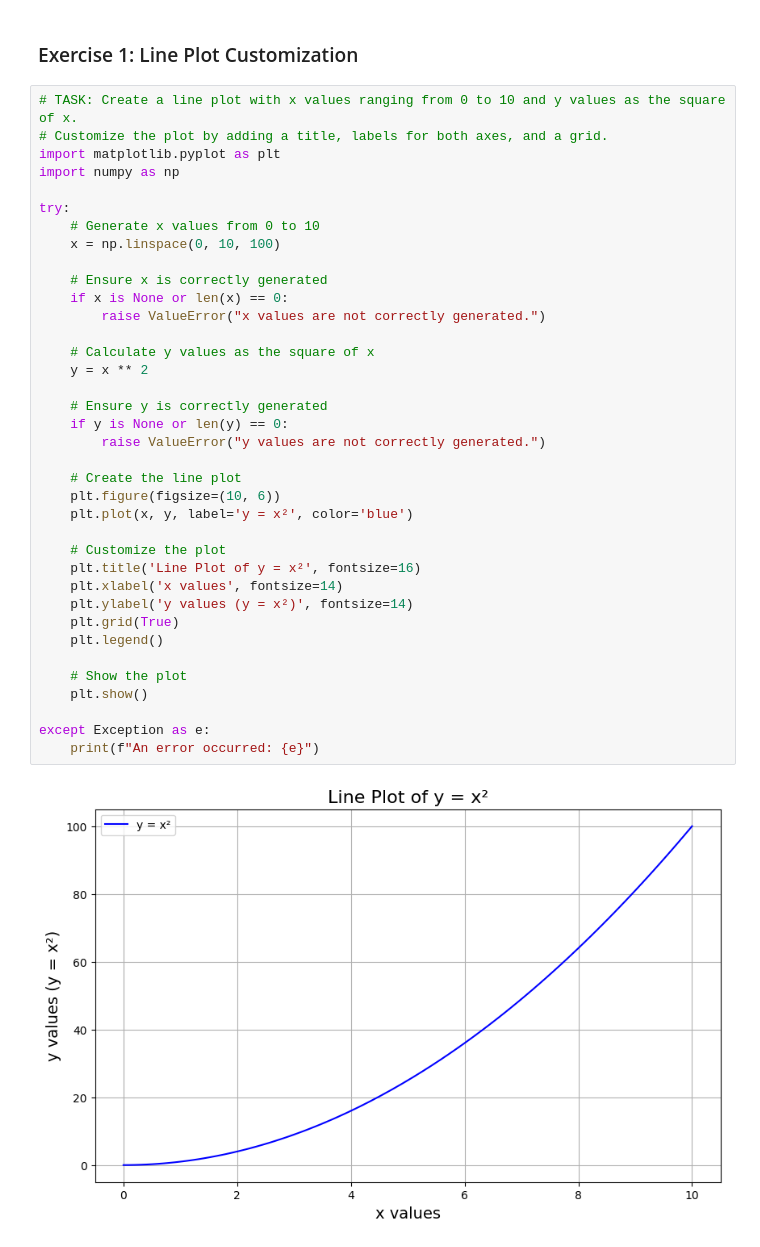
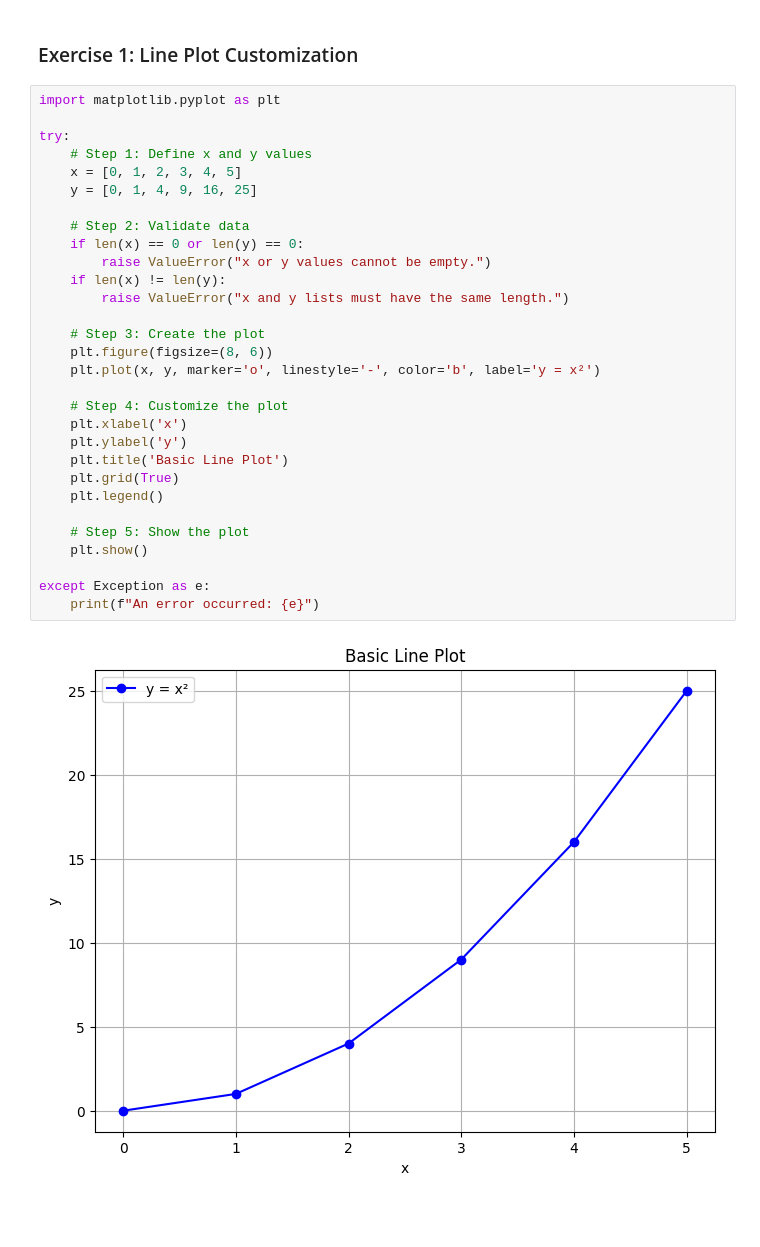
Before and after one commit to Vishnun2307/python-jupyter-template, a Jupyter notebook: src/1-line-plot.ipynb, the cells around one changed output. Drawn from its saved outputs; the diff is of its cells as text; blank space fills up the shorter version.

Commit message:
Updated exercise files with proper error handling

```diff
--- a/src/1-line-plot.ipynb
+++ b/src/1-line-plot.ipynb
@@ -1,41 +1,34 @@
 # %% [markdown]
 ### Exercise 1: Line Plot Customization
-# %%
-# TASK: Create a line plot with x values ranging from 0 to 10 and y values as the square of x.
-# Customize the plot by adding a title, labels for both axes, and a grid.
-import matplotlib.pyplot as plt
-import numpy as np
-
-try:
-    # Generate x values from 0 to 10
-    x = np.linspace(0, 10, 100)
-
-    # Ensure x is correctly generated
-    if x is None or len(x) == 0:
-        raise ValueError("x values are not correctly generated.")
-
-    # Calculate y values as the square of x
-    y = x ** 2
-
-    # Ensure y is correctly generated
-    if y is None or len(y) == 0:
-        raise ValueError("y values are not correctly generated.")
-
-    # Create the line plot
-    plt.figure(figsize=(10, 6))
-    plt.plot(x, y, label='y = x²', color='blue')
-
-    # Customize the plot
-    plt.title('Line Plot of y = x²', fontsize=16)
-    plt.xlabel('x values', fontsize=14)
-    plt.ylabel('y values (y = x²)', fontsize=14)
-    plt.grid(True)
-    plt.legend()
-
-    # Show the plot
-    plt.show()
-
-except Exception as e:
-    print(f"An error occurred: {e}")
-# %% [output]
-[figure, removed]
+# %%
+import matplotlib.pyplot as plt
+
+try:
+    # Step 1: Define x and y values
+    x = [0, 1, 2, 3, 4, 5]
+    y = [0, 1, 4, 9, 16, 25]
+
+    # Step 2: Validate data
+    if len(x) == 0 or len(y) == 0:
+        raise ValueError("x or y values cannot be empty.")
+    if len(x) != len(y):
+        raise ValueError("x and y lists must have the same length.")
+
+    # Step 3: Create the plot
+    plt.figure(figsize=(8, 6))
+    plt.plot(x, y, marker='o', linestyle='-', color='b', label='y = x²')
+
+    # Step 4: Customize the plot
+    plt.xlabel('x')
+    plt.ylabel('y')
+    plt.title('Basic Line Plot')
+    plt.grid(True)
+    plt.legend()
+
+    # Step 5: Show the plot
+    plt.show()
+
+except Exception as e:
+    print(f"An error occurred: {e}")
+# %% [output]
+[figure, added]
```
Also changed, not shown: 4 other files.
